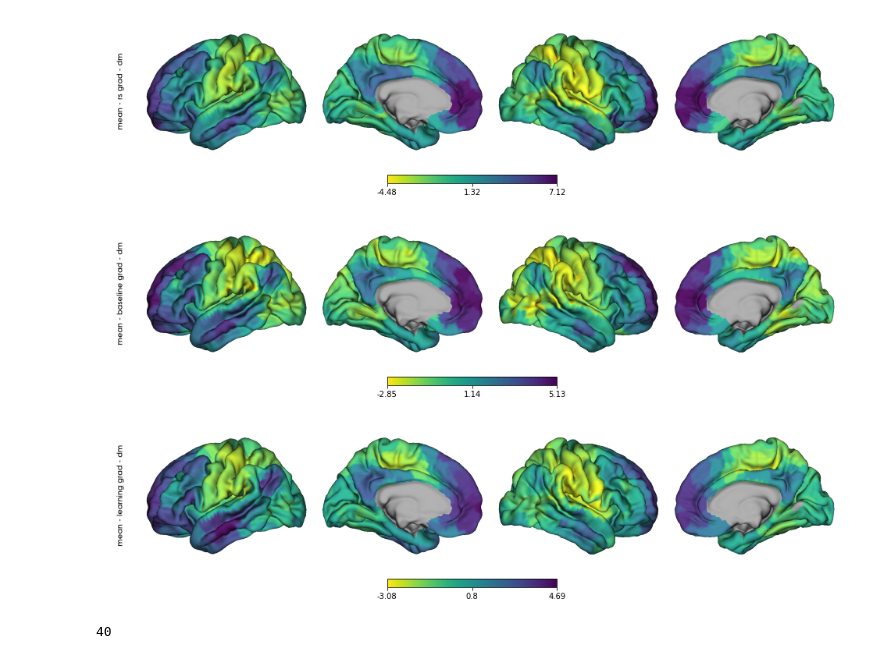
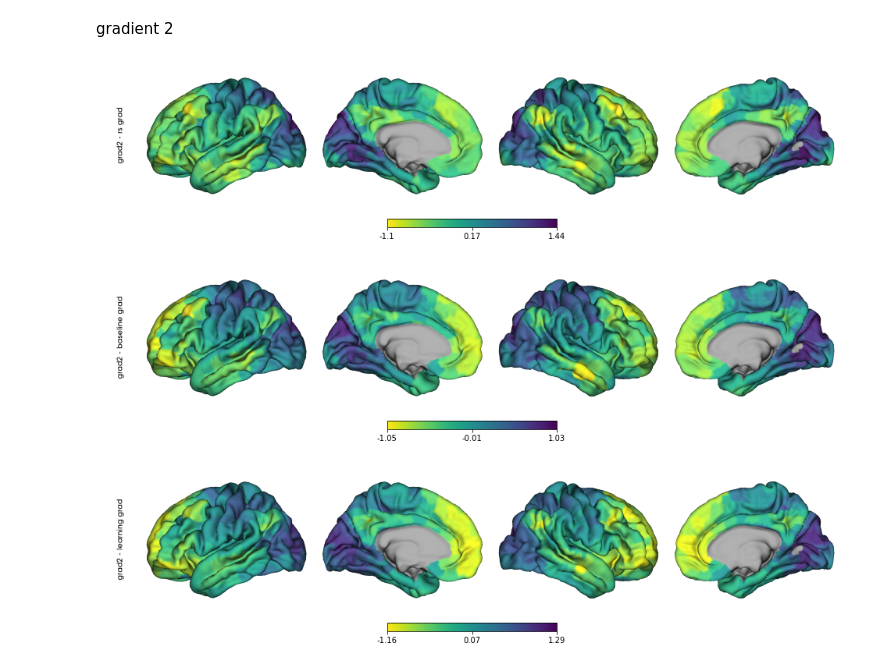
Before and after one commit to qniksefat/gradecc, a Jupyter notebook: mean_gradients.ipynb, the cells around one changed output. Saved outputs shown, nothing was run; the diff lists cells and outputs as text; code cells hidden in the pictures.

```diff
--- a/mean_gradients.ipynb
+++ b/mean_gradients.ipynb
@@ -40,16 +57,18 @@ grad_aligned_lrn = map_to_labels(mean_grad_lrn, surf_labels, mask=mask_removed,
+# %% [markdown]
+gradient 2
 # %%
+grad_aligned_rs = map_to_labels(mean_grads[1]['rs'], surf_labels, mask=mask_removed, fill=np.nan)
+grad_aligned_baseline = map_to_labels(mean_grads[1]['baseline'], surf_labels, mask=mask_removed, fill=np.nan)
+grad_aligned_lrn = map_to_labels(mean_grads[1]['lrn'], surf_labels, mask=mask_removed, fill=np.nan)
+
 data = [grad_aligned_rs, grad_aligned_baseline, grad_aligned_lrn]
 texts = ['rs grad', 'baseline grad', 'learning grad']
 color_maps = ['viridis_r', 'viridis_r', 'viridis_r']
 z = zip(data, texts, color_maps)
+
+for data_to_show, text_bar, color_map in z:
+    stack_surfplot(data_to_show, 'grad2 - ' + text_bar, color_map)
+# %% [output]
+[figure, added]
+[figure, added]
+[figure, added]
-# %%
-for data_to_show, text_bar, color_map in z:
-    stack_surfplot(data_to_show, 'mean - ' + text_bar + ' - dm', color_map)
-# %% [output]
-[figure, removed]
-[figure, removed]
-[figure, removed]
-# %%
-len(subjects)
-# %% [output]
-40
```
Also changed, not shown: parts of 12 cells of this notebook, 1 other file.
